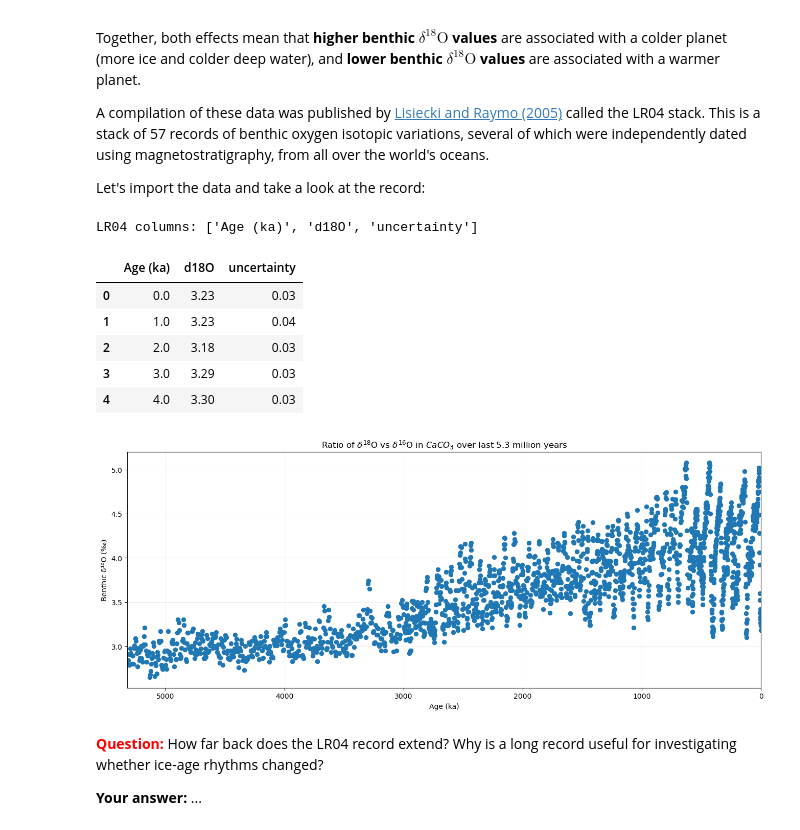
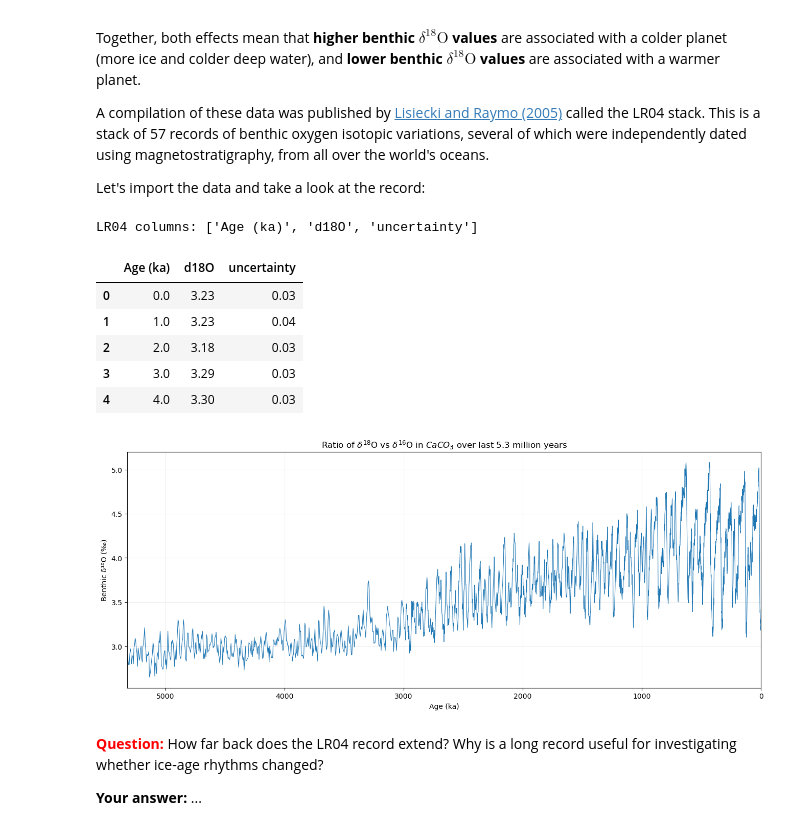
Before and after one commit to marositesUSC/wx-and-climate, a Jupyter notebook: glacial_cycles_time_series/week10_glacial_cycle_time_series/02_Glacial_Cycles_Guided_In_Class.ipynb, the cells around one changed output. Drawn from its saved outputs; the diff is of its cells as text; code cells hidden in the pictures.

```diff
--- a/glacial_cycles_time_series/week10_glacial_cycle_time_series/02_Glacial_Cycles_Guided_In_Class.ipynb
+++ b/glacial_cycles_time_series/week10_glacial_cycle_time_series/02_Glacial_Cycles_Guided_In_Class.ipynb
@@ -633,25 +633,25 @@ Let's import the data and take a look at the record:
 # %%
 lr04 = pd.read_csv("data/LR04stack.csv")
 print("LR04 columns:", lr04.columns.tolist())
 display(lr04.head())
 lr04 = lr04.sort_values("Age (ka)").dropna(subset=["Age (ka)", "d18O"])
 plt.figure(figsize=(16,6))
-plt.scatter(lr04["Age (ka)"], lr04["d18O"], lw=.8)
+plt.plot(lr04["Age (ka)"], lr04["d18O"], lw=.8)
 plt.title('Ratio of $\\delta ^{18}$O vs $\\delta ^{16}$O in $CaCO_3$ over last 5.3 million years')
 plt.xlim(lr04["Age (ka)"].max(), 0)
 plt.xlabel("Age (ka)")
 plt.ylabel("Benthic δ¹⁸O (‰)")
 plt.grid(alpha=.2)
 plt.show()
 # %% [output]
 LR04 columns: ['Age (ka)', 'd18O', 'uncertainty']
 |  | Age (ka) | d18O | uncertainty |
 | 0 | 0.0 | 3.23 | 0.03 |
 | 1 | 1.0 | 3.23 | 0.04 |
 | 2 | 2.0 | 3.18 | 0.03 |
 | 3 | 3.0 | 3.29 | 0.03 |
 | 4 | 4.0 | 3.30 | 0.03 |
-[figure, old version]
+[figure, new version]
 # %% [markdown]
 <font color='red'>**Question:**</font> How far back does the LR04 record extend? Why is a long record useful for investigating whether ice-age rhythms changed?
 
```
Also changed, not shown: parts of 13 cells of this notebook.
